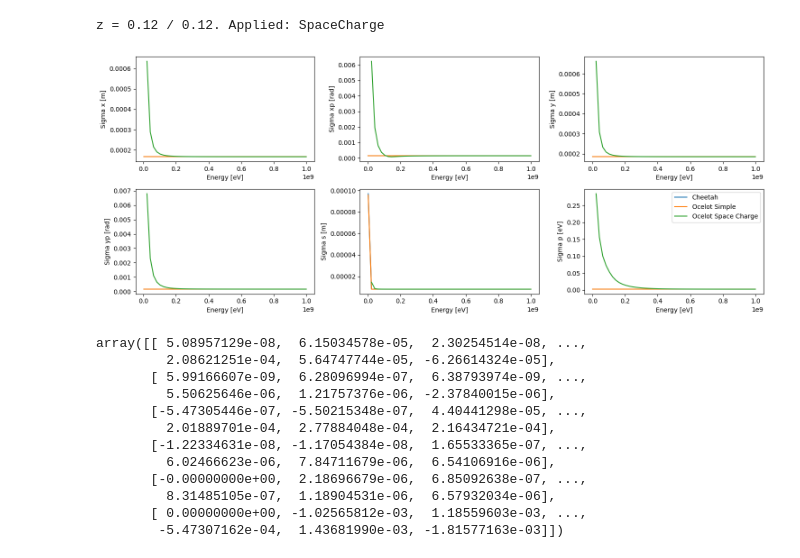
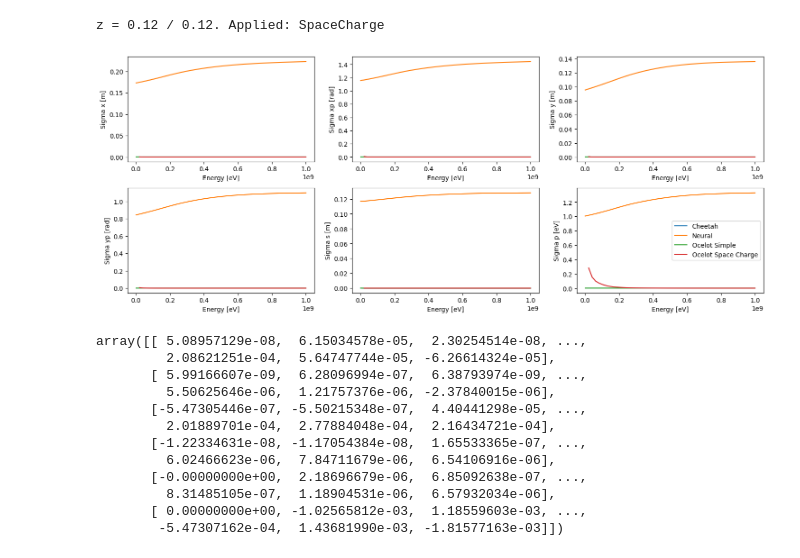
Before and after one commit to desy-ml/cheetah-demos, a Jupyter notebook: neural_network_space_charge_quad/test_sapce_charge_quad.ipynb, the cells around one changed output. Drawn from its saved outputs; the diff is of its cells as text; code cells hidden in the pictures.

Commit message:
Clean up tuning example plot

```diff
--- a/neural_network_space_charge_quad/test_sapce_charge_quad.ipynb
+++ b/neural_network_space_charge_quad/test_sapce_charge_quad.ipynb
@@ -317,11 +317,11 @@ plt.plot(
     [outgoing.sigma_x.detach().numpy() for outgoing in cheetah_outgoings],
     label="Cheetah",
 )
-# plt.plot(
-#     energies,
-#     [outgoing.sigma_x.detach().numpy() for outgoing in neural_outgoings],
-#     label="Neural",
-# )
+plt.plot(
+    energies,
+    [outgoing.sigma_x.detach().numpy() for outgoing in neural_outgoings],
+    label="Neural",
+)
 plt.plot(
     energies,
     [outgoing.x().std() for outgoing in ocelot_simple_outgoings],
@@ -340,11 +340,11 @@ plt.plot(
     [outgoing.sigma_xp.detach().numpy() for outgoing in cheetah_outgoings],
     label="Cheetah",
 )
-# plt.plot(
-#     energies,
-#     [outgoing.sigma_xp.detach().numpy() for outgoing in neural_outgoings],
-#     label="Neural",
-# )
+plt.plot(
+    energies,
+    [outgoing.sigma_xp.detach().numpy() for outgoing in neural_outgoings],
+    label="Neural",
+)
 plt.plot(
     energies,
     [outgoing.px().std() for outgoing in ocelot_simple_outgoings],
@@ -363,11 +363,11 @@ plt.plot(
     [outgoing.sigma_y.detach().numpy() for outgoing in cheetah_outgoings],
     label="Cheetah",
 )
-# plt.plot(
-#     energies,
-#     [outgoing.sigma_y.detach().numpy() for outgoing in neural_outgoings],
-#     label="Neural",
-# )
+plt.plot(
+    energies,
+    [outgoing.sigma_y.detach().numpy() for outgoing in neural_outgoings],
+    label="Neural",
+)
 plt.plot(
     energies,
     [outgoing.y().std() for outgoing in ocelot_simple_outgoings],
@@ -386,11 +386,11 @@ plt.plot(
     [outgoing.sigma_yp.detach().numpy() for outgoing in cheetah_outgoings],
     label="Cheetah",
 )
-# plt.plot(
-#     energies,
-#     [outgoing.sigma_yp.detach().numpy() for outgoing in neural_outgoings],
-#     label="Neural",
-# )
+plt.plot(
+    energies,
+    [outgoing.sigma_yp.detach().numpy() for outgoing in neural_outgoings],
+    label="Neural",
+)
 plt.plot(
     energies,
     [outgoing.py().std() for outgoing in ocelot_simple_outgoings],
@@ -409,11 +409,11 @@ plt.plot(
     [outgoing.sigma_s.detach().numpy() for outgoing in cheetah_outgoings],
     label="Cheetah",
 )
-# plt.plot(
-#     energies,
-#     [outgoing.sigma_s.detach().numpy() for outgoing in neural_outgoings],
-#     label="Neural",
-# )
+plt.plot(
+    energies,
+    [outgoing.sigma_s.detach().numpy() for outgoing in neural_outgoings],
+    label="Neural",
+)
 plt.plot(
     energies,
     [outgoing.tau().std() for outgoing in ocelot_simple_outgoings],
@@ -421,39 +421,39 @@ plt.plot(
 )
 plt.plot(
     energies,
     [outgoing.tau().std() for outgoing in ocelot_space_charge_outgoings],
     label="Ocelot Space Charge",
 )
 plt.xlabel("Energy [eV]")
 plt.ylabel("Sigma s [m]")
 plt.subplot(2, 3, 6)
 plt.plot(
     energies,
     [outgoing.sigma_p.detach().numpy() for outgoing in cheetah_outgoings],
     label="Cheetah",
 )
-# plt.plot(
-#     energies,
-#     [outgoing.sigma_p.detach().numpy() for outgoing in neural_outgoings],
-#     label="Neural",
-# )
+plt.plot(
+    energies,
+    [outgoing.sigma_p.detach().numpy() for outgoing in neural_outgoings],
+    label="Neural",
+)
 plt.plot(
     energies,
     [outgoing.p().std() for outgoing in ocelot_simple_outgoings],
     label="Ocelot Simple",
 )
 plt.plot(
     energies,
     [outgoing.p().std() for outgoing in ocelot_space_charge_outgoings],
     label="Ocelot Space Charge",
 )
 plt.legend()
 plt.xlabel("Energy [eV]")
 plt.ylabel("Sigma p [eV]")
 plt.tight_layout()
 plt.show()
 # %% [output]
-[figure, old version]
+[figure, new version]
 # %%
 p_array_incoming.rparticles
 # %% [output]
```
Also changed, not shown: 3 other files.
